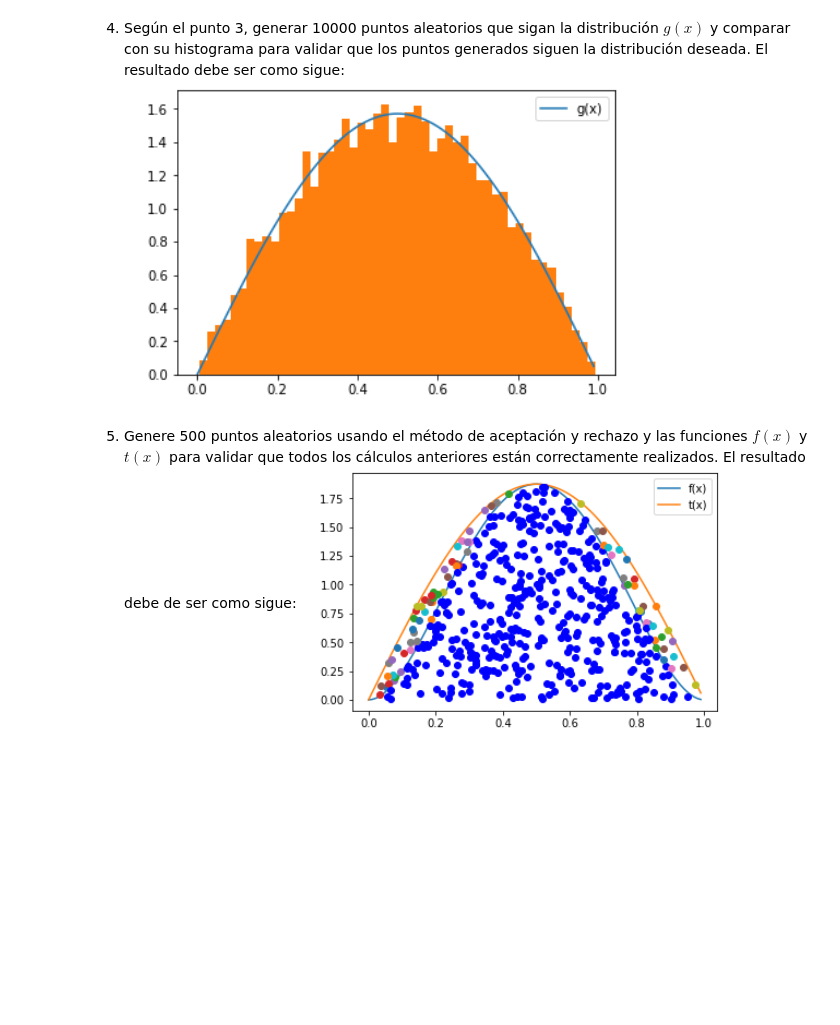
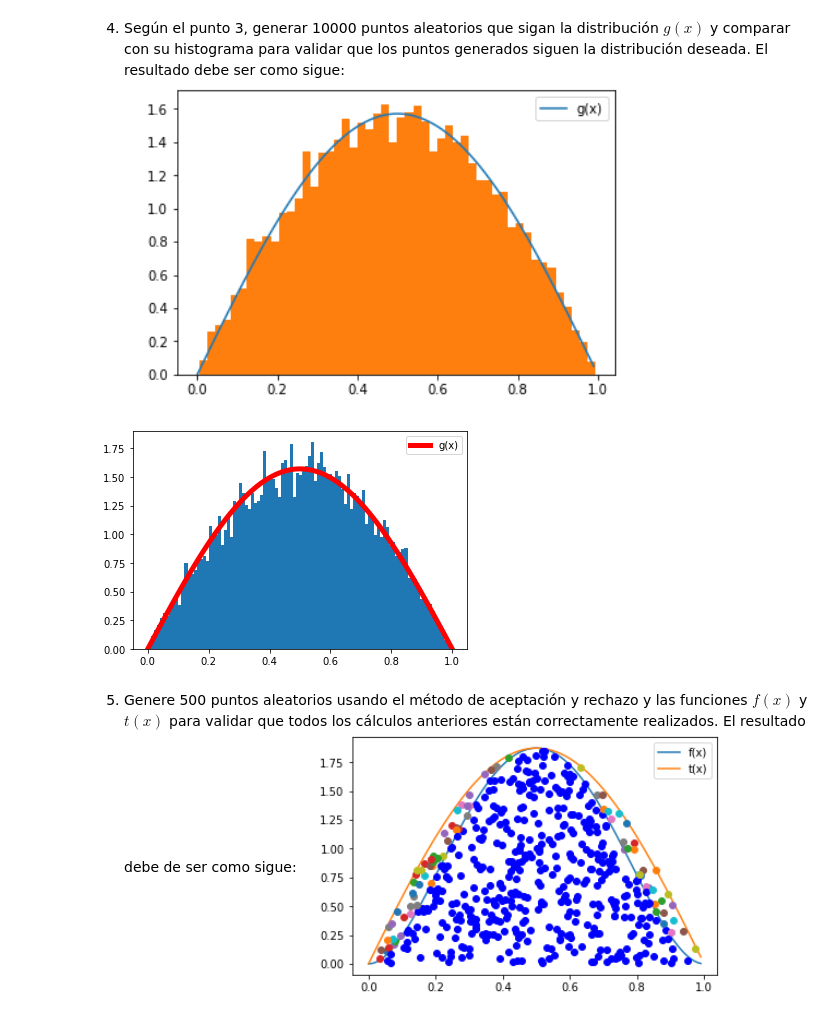
Before and after one commit to Carolina1002/ProyectoConjunto_CBarba_IArellano, a Jupyter notebook: Tarea6_CBarba_IArellano.ipynb, the cells around one changed output. Saved outputs shown, nothing was run; the diff lists cells and outputs as text; code cells hidden in the pictures; blank space fills up the shorter version.

```diff
--- a/Tarea6_CBarba_IArellano.ipynb
+++ b/Tarea6_CBarba_IArellano.ipynb
@@ -55,3 +101,23 @@ Responda los siguientes literales:
+# %%
+# Codigo Iván
+def dist_deseada(N):
+    '''
+    Con esta función generamos para N valores
+    la distribucción que se propuso en el
+    ejercicio anterior
+    '''
+    a = (np.arccos(-2*np.random.uniform(0,1,N)+1)/np.pi)
+    return a
+b = lambda x:(np.pi/2)*np.sin(np.pi*x)
+# Prueba
+N=10000
+c = dist_deseada(N)
+# Gráfica
+plt.hist(c,100,density=True)
+plt.plot(x,b(x),'r',lw=5,label = 'g(x)')
+plt.legend();
+# %% [output]
+[figure, added]
 # %% [markdown]
 5. Genere 500 puntos aleatorios usando el método de aceptación y rechazo y las funciones $f(x)$ y $t(x)$ para validar que todos los cálculos anteriores están correctamente realizados. El resultado debe de ser como sigue:
 ![image.png](attachment:image.png)
```
Also changed, not shown: parts of 31 cells of this notebook.
